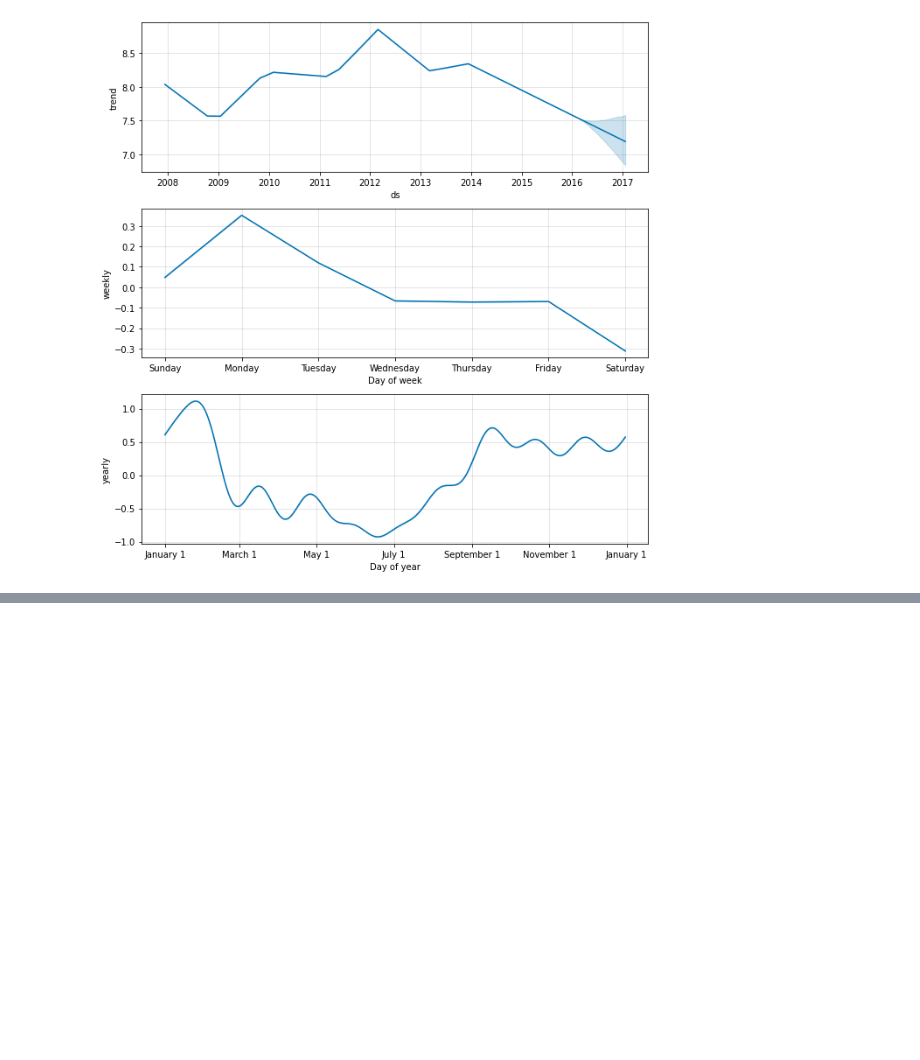
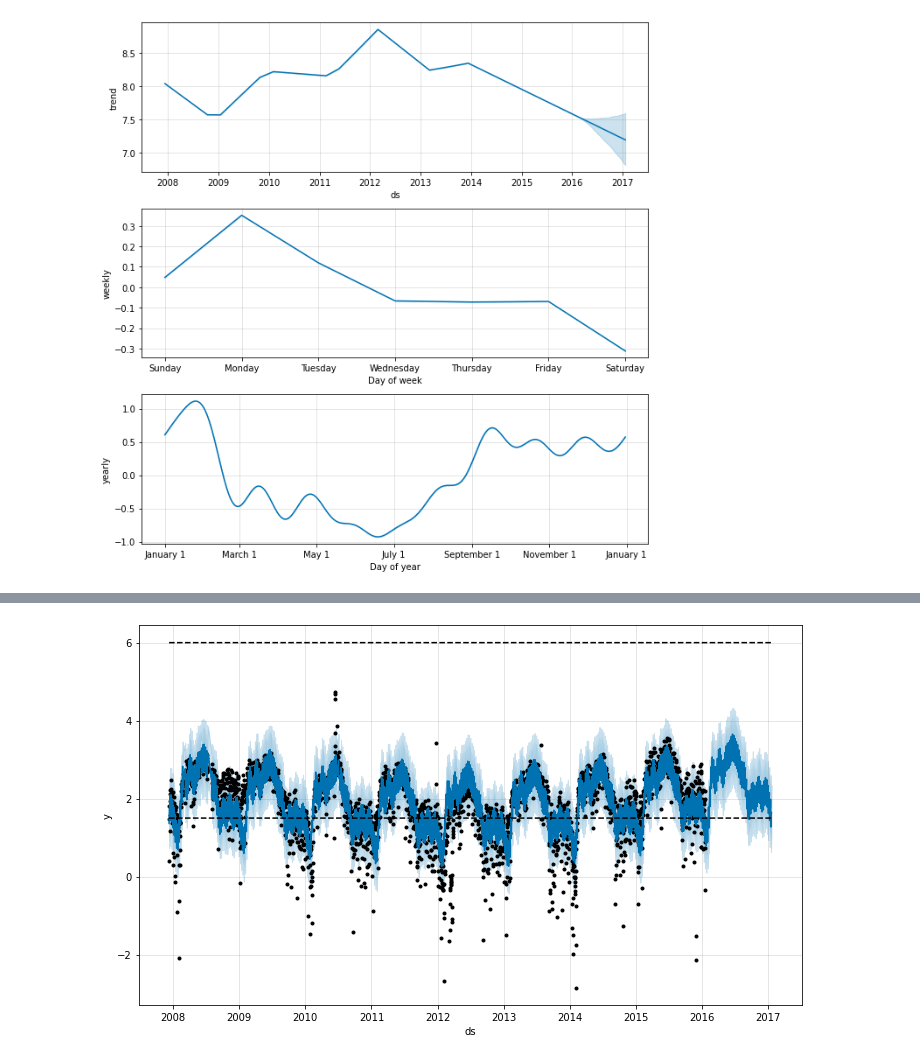
Before and after one commit to Na00s/Prophet-forecasting-time-series, a Jupyter notebook: Quick_Start_Prophet.ipynb, the cells around one changed output, grey strips where cells are left out. Drawn from its saved outputs; the diff is of its cells as text; code cells hidden in the pictures; blank space fills up the shorter version.

Commit message:
Prophet Forecaster Quick Start Notebook

```diff
--- a/Quick_Start_Prophet.ipynb
+++ b/Quick_Start_Prophet.ipynb
@@ -98,0 +143,4 @@ plot_plotly(m, forecast)
+# %%
+future['cap'] = 6
+future['floor'] = 1.5
+future
@@ -98,0 +161,4 @@ plot_plotly(m, forecast)
+# %%
+m1=Prophet(growth='logistic')
+# %%
+m1.fit(df)
@@ -98,0 +168,2 @@ plot_plotly(m, forecast)
+# %%
+fcst=m1.predict(future)
@@ -98,0 +192,4 @@ plot_plotly(m, forecast)
+# %%
+fig1 = m1.plot(fcst)
+# %% [output]
+[figure, added]
```
Also changed, not shown: parts of 16 cells of this notebook.
